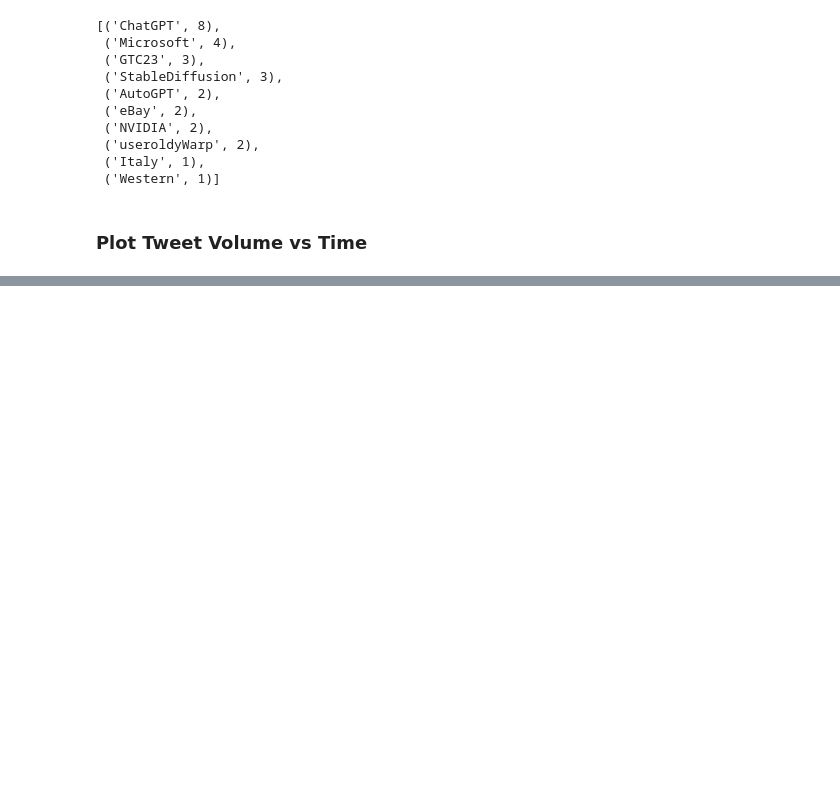
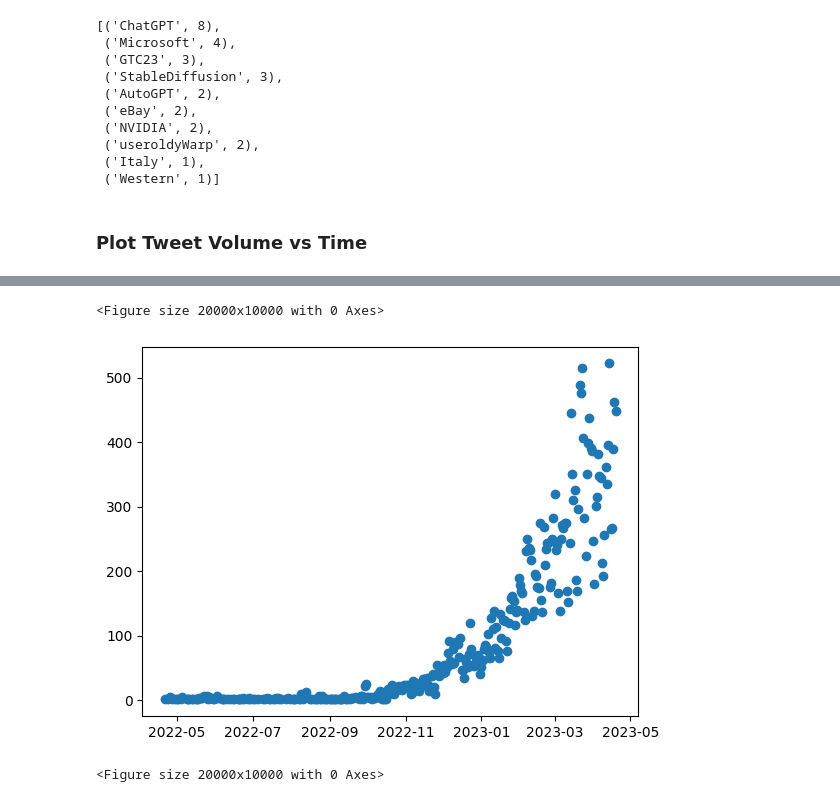
Before and after one commit to rebrinehart/gen-ai-tweets, a Jupyter notebook: gen-ai-tweet-analysis.ipynb, the cells around one changed output, grey strips where cells are left out. Drawn from its saved outputs; the diff is of its cells as text; code cells hidden in the pictures; blank space fills up the shorter version.

```diff
--- a/gen-ai-tweet-analysis.ipynb
+++ b/gen-ai-tweet-analysis.ipynb
@@ -381,3 +385,14 @@ Name: count, Length: 100, dtype: int64
+# %%
+import matplotlib.pyplot as plt
+
+tvol_df = df.groupby(df['Datetime'].dt.date).size().reset_index(name = 'tweet_count')
+
+plt.scatter(tvol_df['Datetime'], tvol_df['tweet_count'])
+plt.figure(figsize = (200, 100))
+# %% [output]
+<Figure size 20000x10000 with 0 Axes>
+[figure, added]
+<Figure size 20000x10000 with 0 Axes>
 # %%
 # using spacy instead of tweetnlp
 # ner_result = []
```
Also changed, not shown: parts of 6 cells of this notebook.
